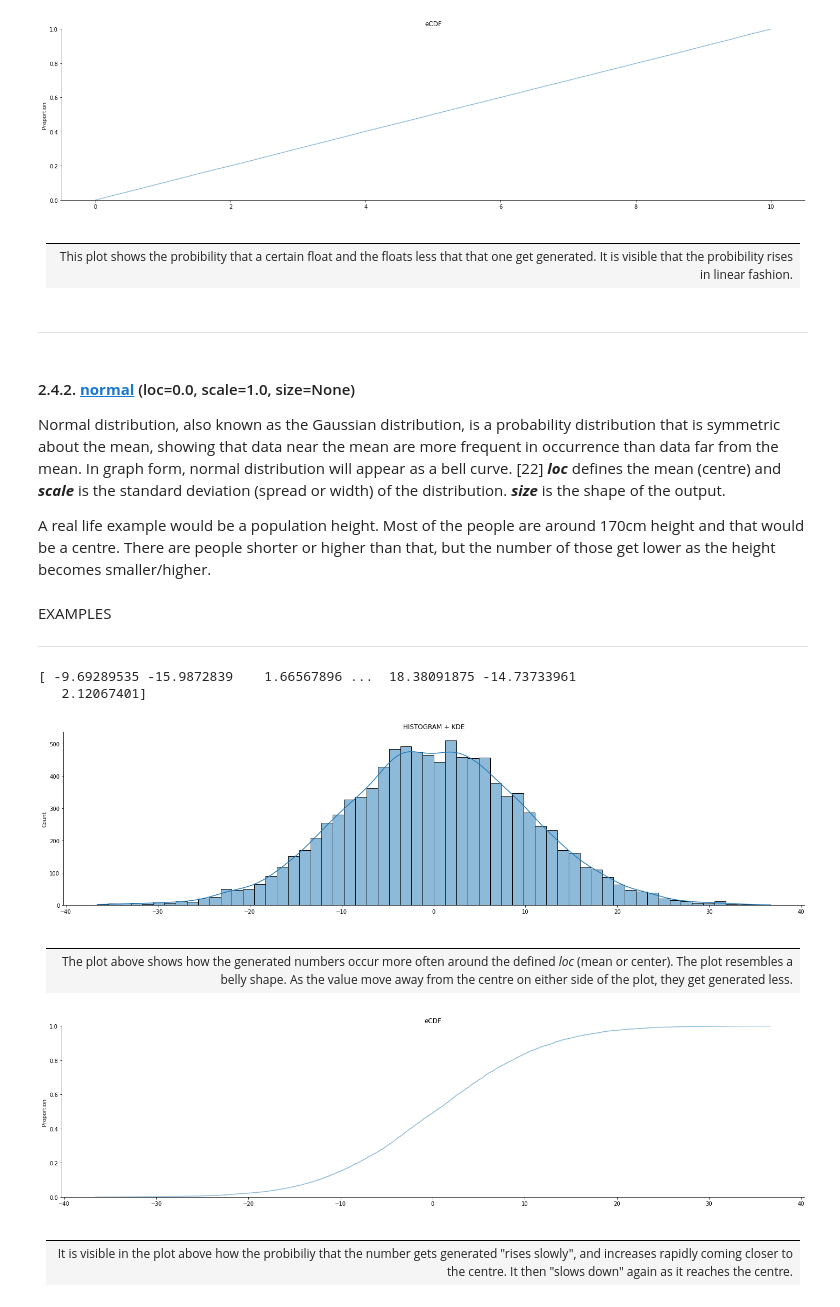
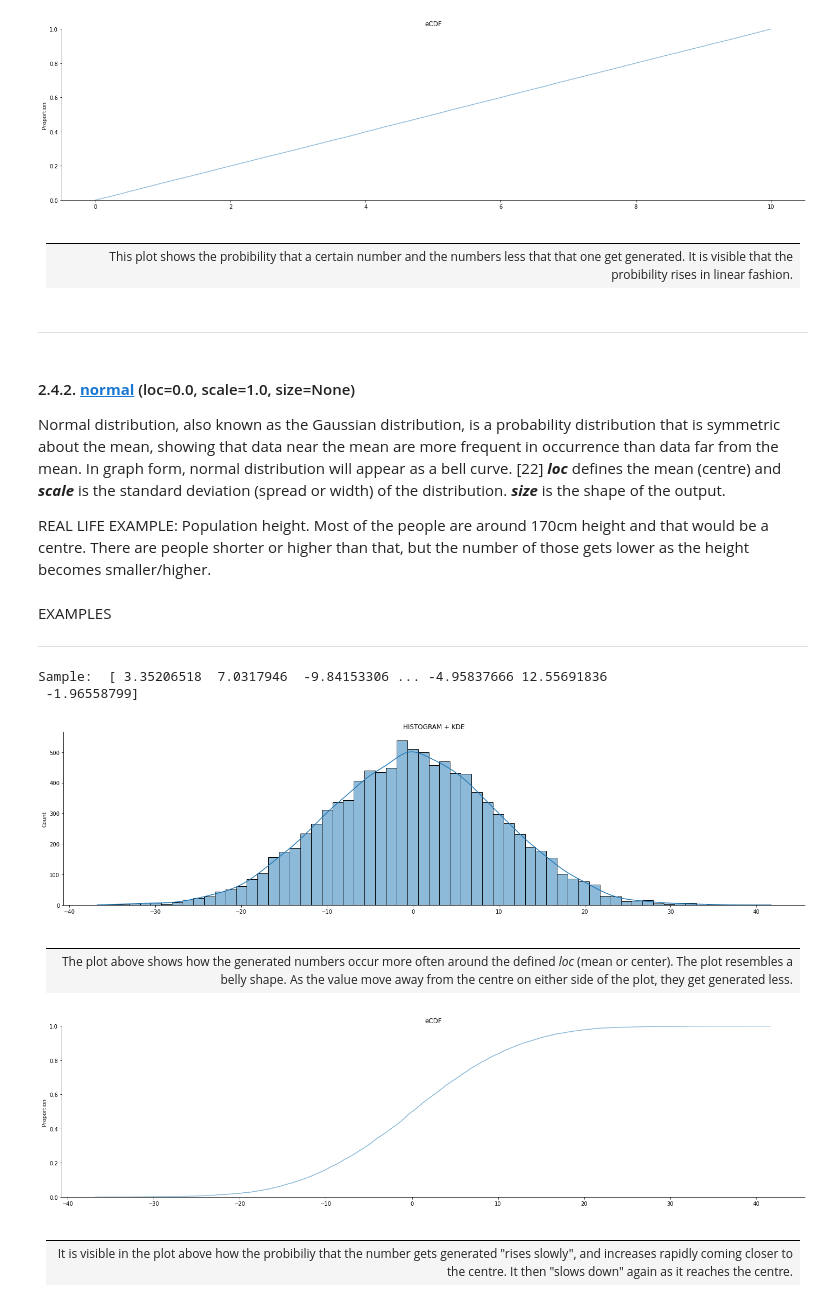
Before and after one commit to AnteDujic/Programming-for-Data-Analysis, a Jupyter notebook: numpy-random.ipynb, the cells around one changed output. Drawn from its saved outputs; the diff is of its cells as text; code cells hidden in the pictures.

```diff
--- a/numpy-random.ipynb
+++ b/numpy-random.ipynb
@@ -1091,7 +1095,7 @@ plt.show()
 # %% [markdown]
 |  |
 | :-: |
-| This plot shows the probibility that a certain float and the floats less that that one get generated. It is visible that the probibility rises in linear fashion. |
+| This plot shows the probibility that a certain number and the numbers less that that one get generated. It is visible that the probibility rises in linear fashion. |
 # %% [markdown]
 ***
 # %% [markdown]
@@ -1099,22 +1103,22 @@ plt.show()
 
 Normal distribution, also known as the Gaussian distribution, is a probability distribution that is symmetric about the mean, showing that data near the mean are more frequent in occurrence than data far from the mean. In graph form, normal distribution will appear as a bell curve. [22] ***loc*** defines the mean (centre) and ***scale*** is the standard deviation (spread or width) of the distribution. ***size*** is the shape of the output.
 
-A real life example would be a population height. Most of the people are around 170cm height and that would be a centre. There are people shorter or higher than that, but the number of those get lower as the height becomes smaller/higher.
+REAL LIFE EXAMPLE: Population height. Most of the people are around 170cm height and that would be a centre. There are people shorter or higher than that, but the number of those gets lower as the height becomes smaller/higher.
 # %% [markdown]
 EXAMPLES
 ***
 # %%
 # Generate an array with normal distribution
-s = np.random.default_rng().normal(0, 10, 10000)
-print(s)
+s = rng.normal(0, 10, 10000)
+print("Sample: ", s)
 # Plotting
 sns.displot (s, height=5, aspect=20/5, alpha = 0.5, kde = True)
 plt.title("HISTOGRAM + KDE")
 plt.show()
 # %% [output]
-[ -9.69289535 -15.9872839    1.66567896 ...  18.38091875 -14.73733961
-   2.12067401]
+Sample:  [ 3.35206518  7.0317946  -9.84153306 ... -4.95837666 12.55691836
+ -1.96558799]
-[figure, old version]
+[figure, new version]
 # %% [markdown]
 |  |
 | :-: |
@@ -1125,7 +1129,7 @@ sns.displot (s, height=5, aspect=20/5, alpha = 0.5, kind = "ecdf")
 plt.title("eCDF")
 plt.show()
 # %% [output]
-[figure, old version]
+[figure, new version]
 # %% [markdown]
 |  |
 | :-: |
```
Also changed, not shown: parts of 61 cells of this notebook, 1 other file.
